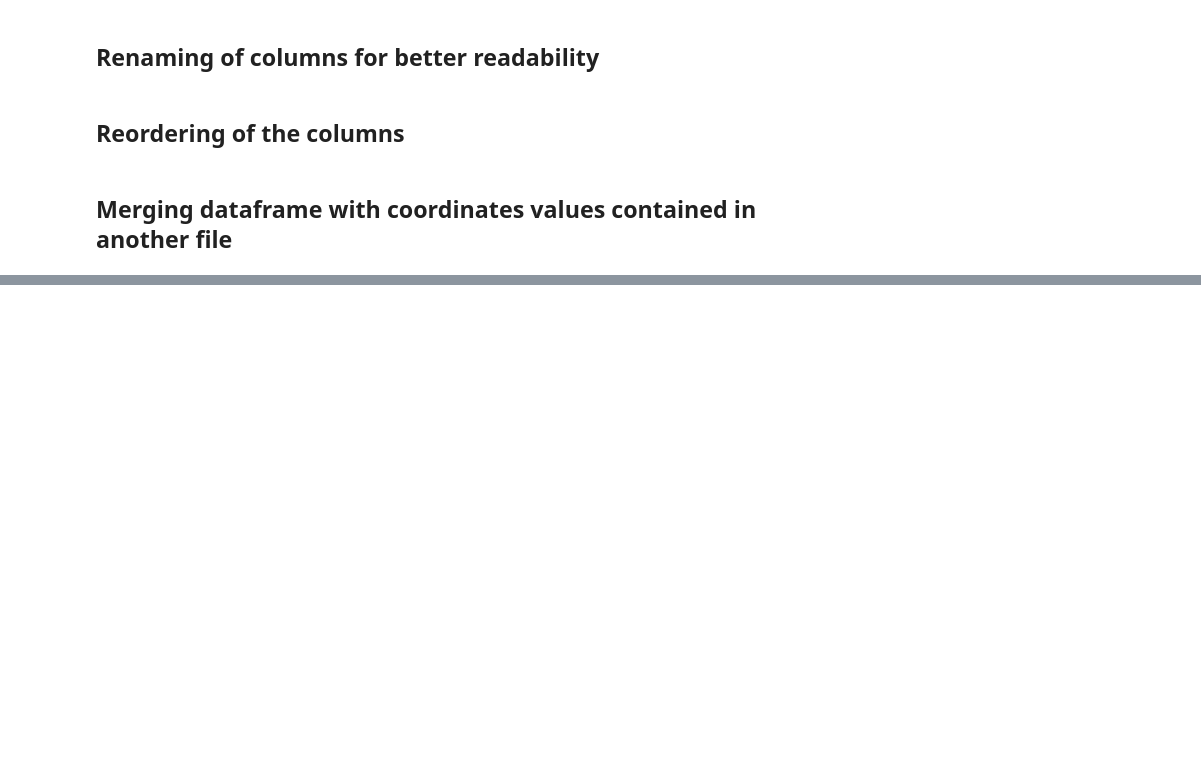
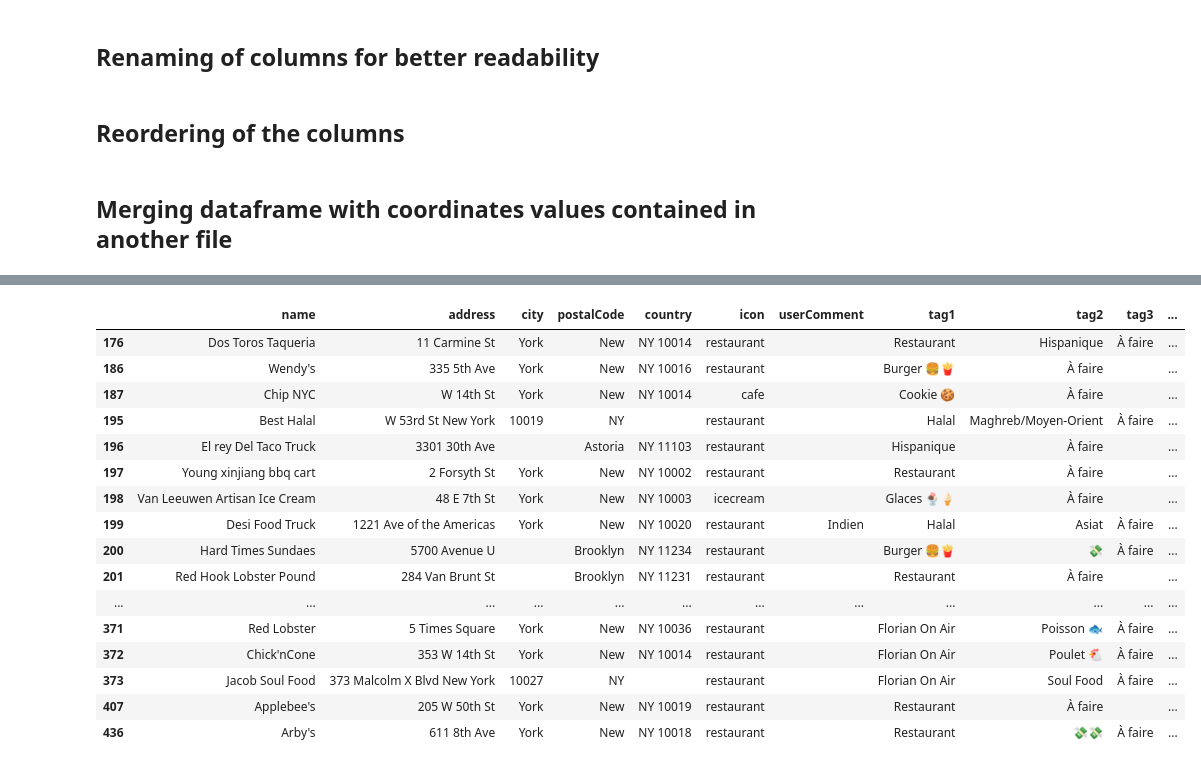
Before and after one commit to ephraim-amz/address-notebook-analysis, a Jupyter notebook: file-preprocessing-notebook.ipynb, the cells around one changed output, grey strips where cells are left out. Saved outputs shown, nothing was run; the diff lists cells and outputs as text; code cells hidden in the pictures; blank space fills up the shorter version.

```diff
--- a/file-preprocessing-notebook.ipynb
+++ b/file-preprocessing-notebook.ipynb
@@ -194,0 +254,2 @@ df_merged.columns = [column[:-2] if column.endswith('_x') else column for column
+# %%
+df = df_merged
@@ -194,0 +265,6 @@ df_merged.columns = [column[:-2] if column.endswith('_x') else column for column
+# %%
+df.loc[171, ['city', 'postalCode', 'country']] = ['London', 'SE1 9AL', 'United Kingdom']
+df.loc[216, ['city', 'postalCode', 'country']] = ['London', 'NW1 8AF', 'United Kingdom']
+df.loc[317, ['city', 'postalCode', 'country']] = ['London', 'WC1A 1ES', 'United Kingdom']
+df.loc[398, ['city', 'postalCode', 'country']] = ['London', 'SW9 8PQ', 'United Kingdom']
+df.loc[397, ['postalCode', 'country']] = ['SW1W 9QQ', 'United Kingdom']
@@ -194,0 +280,6 @@ df_merged.columns = [column[:-2] if column.endswith('_x') else column for column
+# %%
+df.loc[202, ['city', 'postalCode', 'country']] = ['Madrid', '28004', 'Spain']
+df.loc[203, ['city', 'postalCode', 'country']] = ['Madrid', '28013', 'Spain']
+df.loc[204, ['city', 'postalCode', 'country']] = ['Madrid', '28005', 'Spain']
+df.loc[205, ['city', 'postalCode', 'country']] = ['Madrid', '28001', 'Spain']
+df.loc[207, ['city', 'postalCode', 'country']] = ['Madrid', '28004', 'Spain']
@@ -194,0 +297,28 @@ df_merged.columns = [column[:-2] if column.endswith('_x') else column for column
+# %%
+df.loc[208, ['city', 'postalCode', 'country']] = ['Barcelona', '08029', 'Spain']
+df.loc[209, ['city', 'postalCode', 'country']] = ['Barcelona', '08003', 'Spain']
+df.loc[210, ['city', 'postalCode', 'country']] = ['Barcelona', '08014', 'Spain']
+df.loc[211, ['city', 'postalCode', 'country']] = ['Barcelona', '08025', 'Spain']
+df.loc[212, ['city', 'postalCode', 'country']] = ['Barcelona', '08029', 'Spain']
+df.loc[213, ['city', 'postalCode', 'country']] = ['Barcelona', '08004', 'Spain']
+df.loc[215, ['city', 'postalCode', 'country']] = ['Barcelona', '08039', 'Spain']
+# %%
+df[df['city'].str.contains('NY') | df['postalCode'].str.contains('NY') | df['country'].str.contains('NY')]
+# %% [output]
+|  | name | address | city | postalCode | country | icon | userComment | tag1 | tag2 | tag3 | ... |
+| 176 | Dos Toros Taqueria | 11 Carmine St | York | New | NY 10014 | restaurant |  | Restaurant | Hispanique | À faire | ... |
+| 186 | Wendy's | 335 5th Ave | York | New | NY 10016 | restaurant |  | Burger 🍔🍟 | À faire |  | ... |
+| 187 | Chip NYC | W 14th St | York | New | NY 10014 | cafe |  | Cookie 🍪 | À faire |  | ... |
+| 195 | Best Halal | W 53rd St New York | 10019 | NY |  | restaurant |  | Halal | Maghreb/Moyen-Orient | À faire | ... |
+| 196 | El rey Del Taco Truck | 3301 30th Ave |  | Astoria | NY 11103 | restaurant |  | Hispanique | À faire |  | ... |
+| 197 | Young xinjiang bbq cart | 2 Forsyth St | York | New | NY 10002 | restaurant |  | Restaurant | À faire |  | ... |
+| 198 | Van Leeuwen Artisan Ice Cream | 48 E 7th St | York | New | NY 10003 | icecream |  | Glaces 🍨🍦 | À faire |  | ... |
+| 199 | Desi Food Truck | 1221 Ave of the Americas | York | New | NY 10020 | restaurant | Indien | Halal | Asiat | À faire | ... |
+| 200 | Hard Times Sundaes | 5700 Avenue U |  | Brooklyn | NY 11234 | restaurant |  | Burger 🍔🍟 | 💸 | À faire | ... |
+| 201 | Red Hook Lobster Pound | 284 Van Brunt St |  | Brooklyn | NY 11231 | restaurant |  | Restaurant | À faire |  | ... |
+| ... | ... | ... | ... | ... | ... | ... | ... | ... | ... | ... | ... |
+| 371 | Red Lobster | 5 Times Square | York | New | NY 10036 | restaurant |  | Florian On Air | Poisson 🐟 | À faire | ... |
+| 372 | Chick'nCone | 353 W 14th St | York | New | NY 10014 | restaurant |  | Florian On Air | Poulet 🐔 | À faire | ... |
+| 373 | Jacob Soul Food | 373 Malcolm X Blvd New York | 10027 | NY |  | restaurant |  | Florian On Air | Soul Food | À faire | ... |
+| 407 | Applebee's | 205 W 50th St | York | New | NY 10019 | restaurant |  | Restaurant | À faire |  | ... |
+| 436 | Arby's | 611 8th Ave | York | New | NY 10018 | restaurant |  | Restaurant | 💸💸 | À faire | ... |
```
Also changed, not shown: parts of 23 cells of this notebook, 3 other files.
